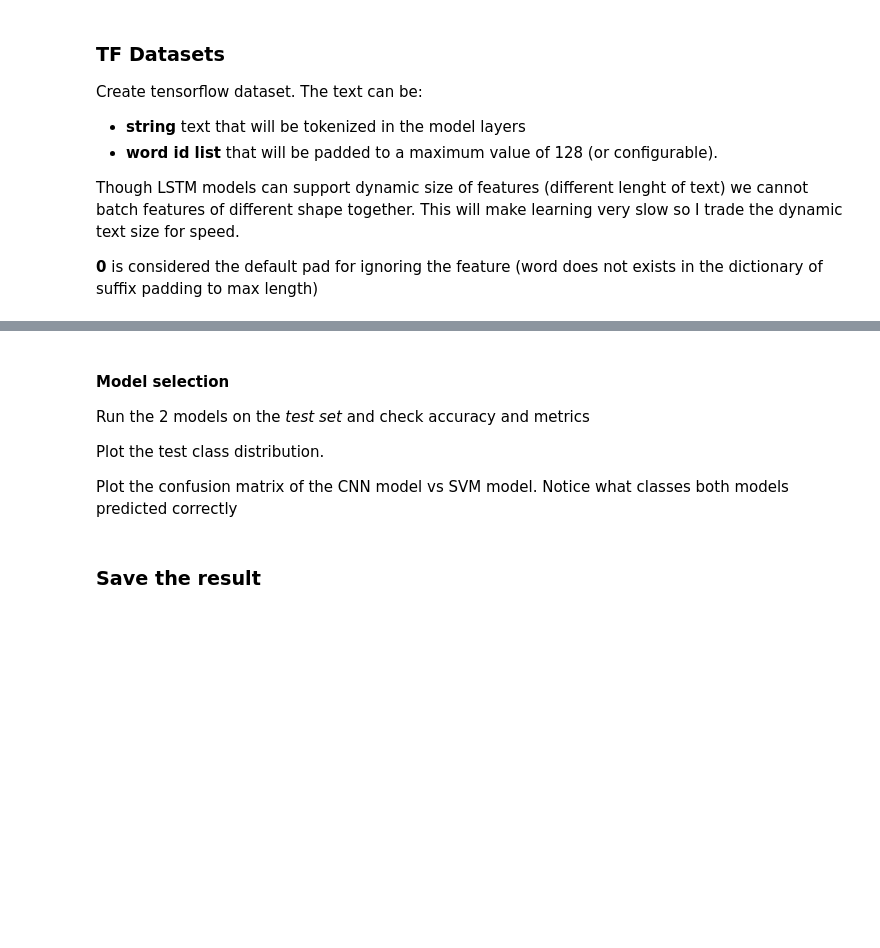
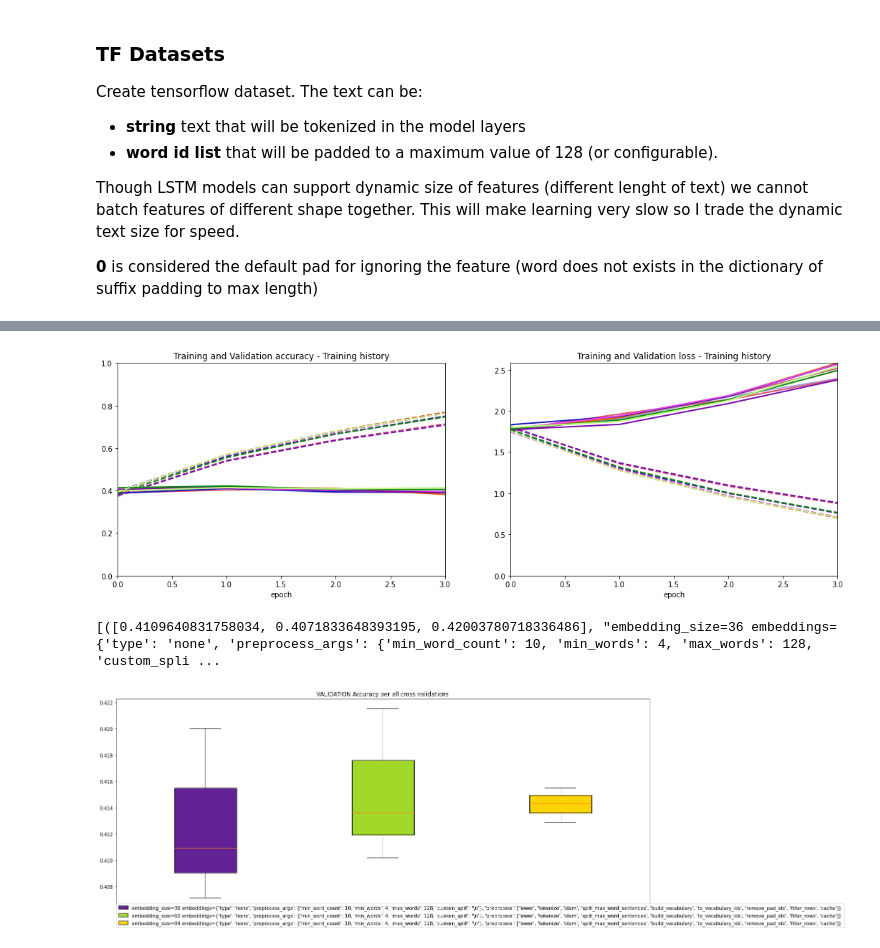
Before and after one commit to glypher/lyrics_classification, a Jupyter notebook: songs.ipynb, the cells around one changed output, grey strips where cells are left out. Cells and saved outputs as stored; diff of their text form; code cells hidden in the pictures; blank space fills up the shorter version.

```diff
--- a/songs.ipynb
+++ b/songs.ipynb
@@ -851,5 +1011,4 @@ There are a total of 32 combinations that will be tried on the original dataset
 # %%
-#import official.nlp.optimization
 from functools import partial
 import official
 from official.nlp import optimization
@@ -865,28 +1024,22 @@ def create_optimizer(no_samples, lr=3e-5):
                                           optimizer_type='adamw')
 
 # Search the hyperparameter space for the best model
-lstm_lookup = mm.HyperParamsLookup(lambda hyper_params: LSTMModel(**hyper_params),
+bert_lookup = mm.HyperParamsLookup(lambda hyper_params: TransformerModel(**hyper_params),
                                   lambda hist: np.max(hist.history('accuracy', mm.DataType.VALIDATION)))
 
 for trainDFsplit, valDFsplit in CV_TRAIN:
     class_weights = get_class_weights(trainDFsplit, codes=True)
 
-    lstm_lookup.grid_search((trainDFsplit, valDFsplit),  True,
-                            train_epochs=[20],
+    bert_lookup.grid_search((trainDFsplit, valDFsplit),  log=True, save_checkpoints=True,
+                            train_epochs=[TRAIN_EPOCHS],
+                            batch_size=[BATCH_SIZE],
+                            embedding_size=[12 * 3, 12*5],
                             optimizer=[partial(create_optimizer, len(trainDFsplit), 3e-3)],
-                            class_weight=[class_weights],
-                            sequence_length=[128],
-                            embedding_size=[32],
-                            lstm_hidden_size=[128],
+                            class_weight=[None],
+                            sequence_length=[128, 256],
                             embeddings=[{'type':'none',
-                                         'preprocess_args':{'min_word_count':20, 'custom_split':'\n'},
-                                         'preprocess':['lower', 'tokenize', 'stem', 'build_vocabulary',
-                                                       'to_vocabulary_ids', 'remove_pad_ids', 'cache']}]
-                            #embeddings=[{'type':'none',
-                            #             'preprocess':['lower', 'split_sentences', 'tokenize', 'stem', 'build_vocabulary', 'to_vocabulary_ids', 'cache']}]
-                            #embeddings=[{'type':'word2vect', 'word_features':True, 'no_features':32,
-                            #             'preprocess':['lower', 'tokenize', 'stem', 'split_max_word_sentences']}]
+                                         'preprocess_args':{'min_word_count':10, 'min_words':4},
+                                         'preprocess':['lower', 'tokenize', 'stem', 'split_max_word_sentences','build_vocabulary',
+                                                       'to_vocabulary_ids', 'remove_pad_ids', 'filter_rows', 'cache']}]
                            )
-
-    break
 # %% [output]
@@ -1018,7 +1062,0 @@ pb.create_roc_curve_multiclass(
-# %% [markdown]
-#### Model selection
-Run the 2 models on the *test set* and check accuracy and metrics
-
-Plot the test class distribution.
-
-Plot the confusion matrix of the CNN model vs SVM model. Notice what classes both models predicted correctly
@@ -1032,2 +1062,0 @@ pb.show()
-# %% [markdown]
-### Save the result
@@ -1040,0 +1063,20 @@ with open(output_path, 'w') as f:
+# %%
+# Replace persentence accuracy with all song accuracy
+for history in bert_lookup.history.histories:
+    history._history['val_accuracy_save'] = history._history['val_accuracy']
+    history._history['val_accuracy'] = history._history['true_val_accuracy']
+
+ev = mm.ModelEvaluation(bert_lookup.history)
+ev.plot_history('Training history', ['accuracy', 'loss'])
+
+metrics = {'val_acc' : []}
+for name, histories in bert_lookup.history.same_histories(['embedding_size', 'embeddings']).items():
+    metrics['val_acc'].append(([max(h.history('accuracy', mm.DataType.VALIDATION)) for h in histories], name))
+print(metrics['val_acc'])
+pb = mm.PlotBuilder().create_subplots(1, 1, fig_size=(20,8)).set_options(legend_loc=(0,-0.1))
+pb.create_box_plot('VALIDATION Accuracy per all cross validations', *metrics['val_acc'])
+pb.show()
+# %% [output]
+[figure, added]
+[([0.4109640831758034, 0.4071833648393195, 0.42003780718336486], "embedding_size=36 embeddings={'type': 'none', 'preprocess_args': {'min_word_count': 10, 'min_words': 4, 'max_words': 128, 'custom_spli ...
+[figure, added]
```
Also changed, not shown: parts of 46 cells of this notebook.
